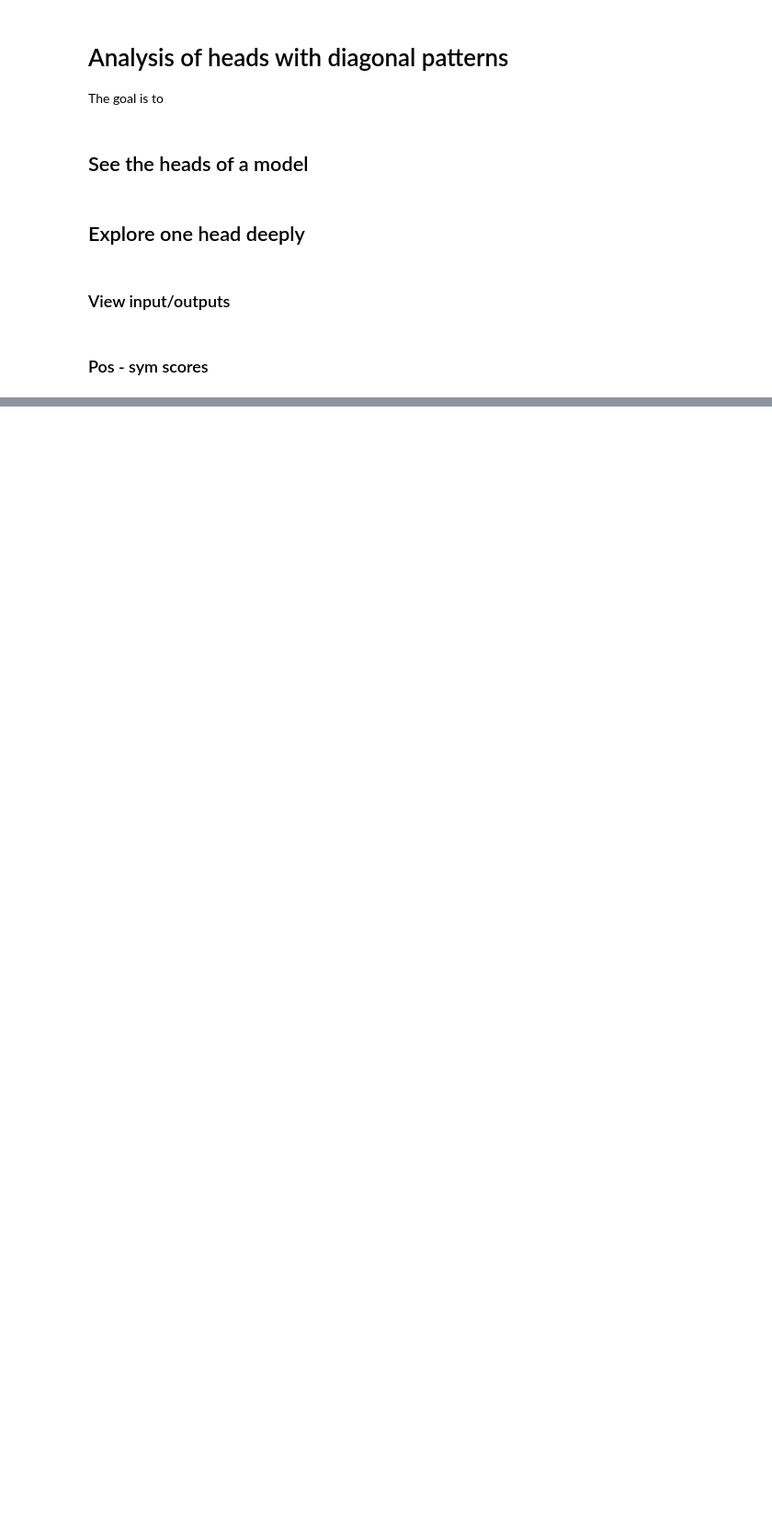
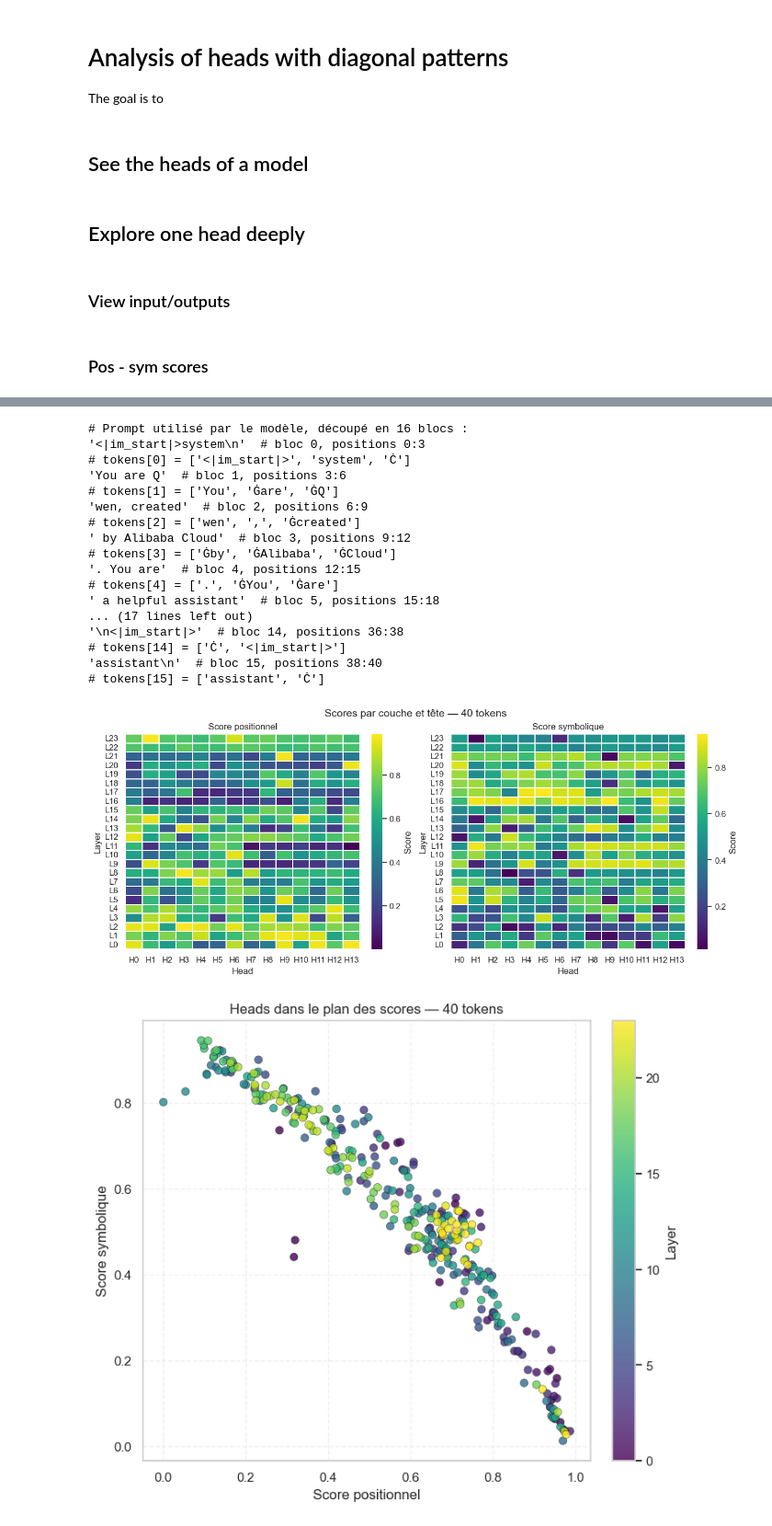
Before and after one commit to Antoine2212/exploring-models, a Jupyter notebook: notebooks/explore_heads.ipynb, the cells around one changed output, grey strips where cells are left out. Shown at 92% size. Drawn from its saved outputs; the diff is of its cells as text; code cells hidden in the pictures; blank space fills up the shorter version.

```diff
--- a/notebooks/explore_heads.ipynb
+++ b/notebooks/explore_heads.ipynb
@@ -231,0 +212,22 @@ plot_frequency_logit_norms(freq, layer_idx=0, head_idx=1)
+# %%
+from gemma_explore.qwen_scores import *
+
+bundle = load_bundle(DEFAULT_MODEL)
+prompt = "I'm testing attention heads in a small transformer model."
+
+scores = collect_scores(bundle, prompt, n_blocks=16, tau=0.1)
+freq_scores = collect_frequency_scores(bundle, prompt, n_blocks=16, tau=0.1)
+
+fig1 = plot_pos_sym_heatmaps(scores, bundle, verbose_prompt=False)
+fig2 = plot_heads_scatter(scores, bundle, verbose_prompt=True, verbose_prompt_tokens=True)
+
+layer_idx = 0
+head_idx = 1
+fig3 = plot_frequency_analysis(
+    freq_scores,
+    layer_idx=layer_idx,
+    head_idx=head_idx,
+    bundle=bundle,
+    verbose_prompt=False
+)
+# %% [output]
@@ -231,0 +235,19 @@ plot_frequency_logit_norms(freq, layer_idx=0, head_idx=1)
+# Prompt utilisé par le modèle, découpé en 16 blocs :
+'<|im_start|>system\n'  # bloc 0, positions 0:3
+# tokens[0] = ['<|im_start|>', 'system', 'Ċ']
+'You are Q'  # bloc 1, positions 3:6
+# tokens[1] = ['You', 'Ġare', 'ĠQ']
+'wen, created'  # bloc 2, positions 6:9
+# tokens[2] = ['wen', ',', 'Ġcreated']
+' by Alibaba Cloud'  # bloc 3, positions 9:12
+# tokens[3] = ['Ġby', 'ĠAlibaba', 'ĠCloud']
+'. You are'  # bloc 4, positions 12:15
+# tokens[4] = ['.', 'ĠYou', 'Ġare']
+' a helpful assistant'  # bloc 5, positions 15:18
+... (17 lines left out)
+'\n<|im_start|>'  # bloc 14, positions 36:38
+# tokens[14] = ['Ċ', '<|im_start|>']
+'assistant\n'  # bloc 15, positions 38:40
+# tokens[15] = ['assistant', 'Ċ']
+[figure, added]
+[figure, added]
```
Also changed, not shown: parts of 3 cells of this notebook, 1 other file.
